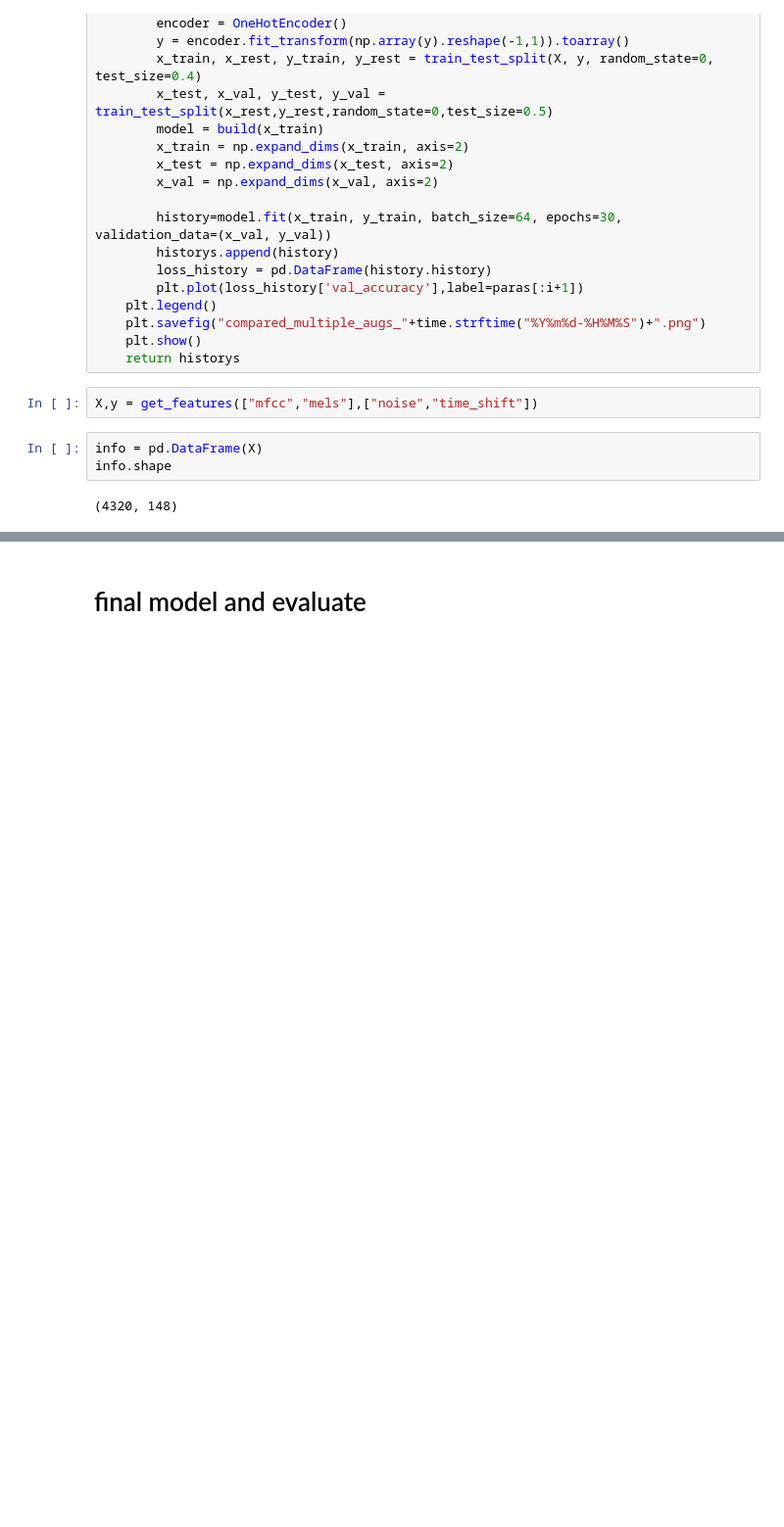
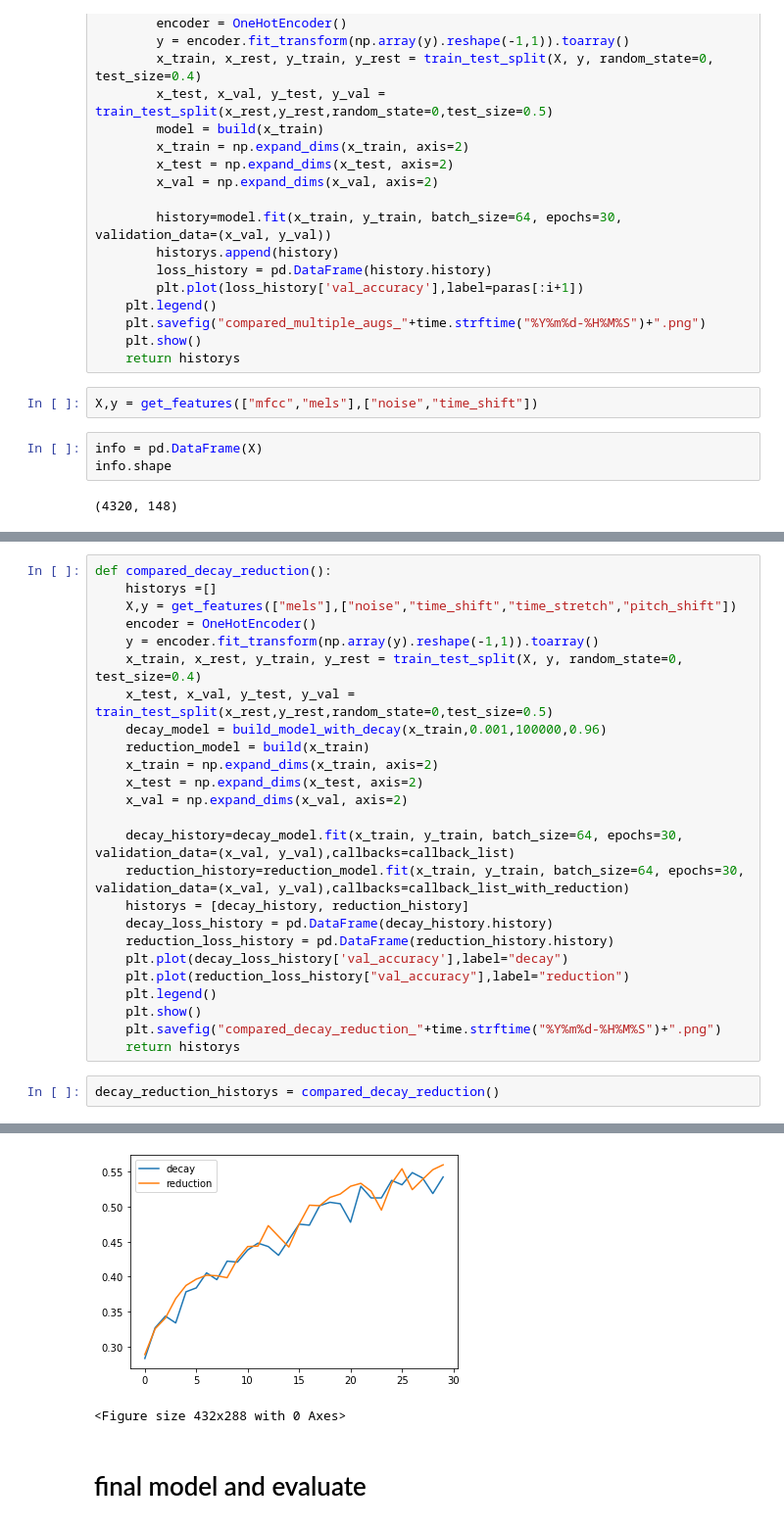
Before and after one commit to Jarvisarmy/-Theoretical_ML_Project, a Jupyter notebook: RAVDESS Emotional speech audio.ipynb, the cells around one changed output, grey strips where cells are left out. Shown at 98% size. Saved outputs shown, nothing was run; the diff lists cells and outputs as text; blank space fills up the shorter version.

```diff
--- a/RAVDESS Emotional speech audio.ipynb
+++ b/RAVDESS Emotional speech audio.ipynb
@@ -590,0 +785,28 @@ Epoch 30/30
+# %%
+def compared_decay_reduction():
+    historys =[]
+    X,y = get_features(["mels"],["noise","time_shift","time_stretch","pitch_shift"])
+    encoder = OneHotEncoder()
+    y = encoder.fit_transform(np.array(y).reshape(-1,1)).toarray()
+    x_train, x_rest, y_train, y_rest = train_test_split(X, y, random_state=0, test_size=0.4)
+    x_test, x_val, y_test, y_val = train_test_split(x_rest,y_rest,random_state=0,test_size=0.5)
+    decay_model = build_model_with_decay(x_train,0.001,100000,0.96)
+    reduction_model = build(x_train)
+    x_train = np.expand_dims(x_train, axis=2)
+    x_test = np.expand_dims(x_test, axis=2)
+    x_val = np.expand_dims(x_val, axis=2)
+
+    decay_history=decay_model.fit(x_train, y_train, batch_size=64, epochs=30, validation_data=(x_val, y_val),callbacks=callback_list)
+    reduction_history=reduction_model.fit(x_train, y_train, batch_size=64, epochs=30, validation_data=(x_val, y_val),callbacks=callback_list_with_reduction)
+    historys = [decay_history, reduction_history]
+    decay_loss_history = pd.DataFrame(decay_history.history)
+    reduction_loss_history = pd.DataFrame(reduction_history.history)
+    plt.plot(decay_loss_history['val_accuracy'],label="decay")
+    plt.plot(reduction_loss_history["val_accuracy"],label="reduction")
+    plt.legend()
+    plt.show()
+    plt.savefig("compared_decay_reduction_"+time.strftime("%Y%m%d-%H%M%S")+".png")
+    return historys
+# %%
+decay_reduction_historys = compared_decay_reduction()
+# %% [output]
@@ -591,2 +830,4 @@ Epoch 30/30
+[figure, added]
+<Figure size 432x288 with 0 Axes>
 # %% [markdown]
 # final model and evaluate
```
Also changed, not shown: parts of 22 cells of this notebook, 58 other files.
